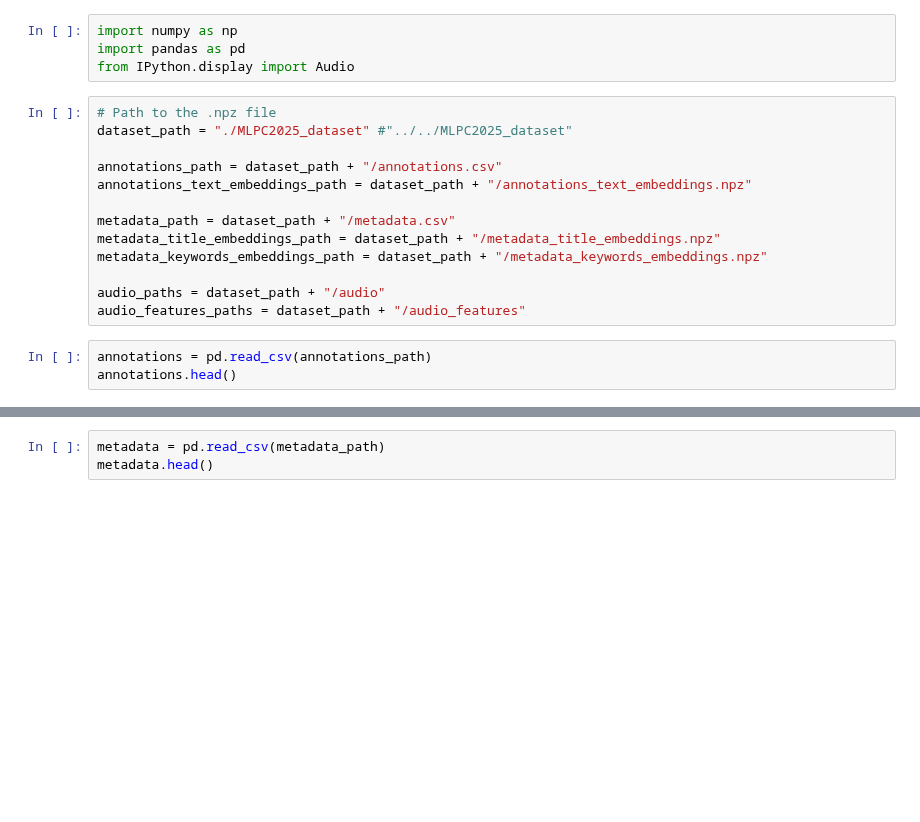
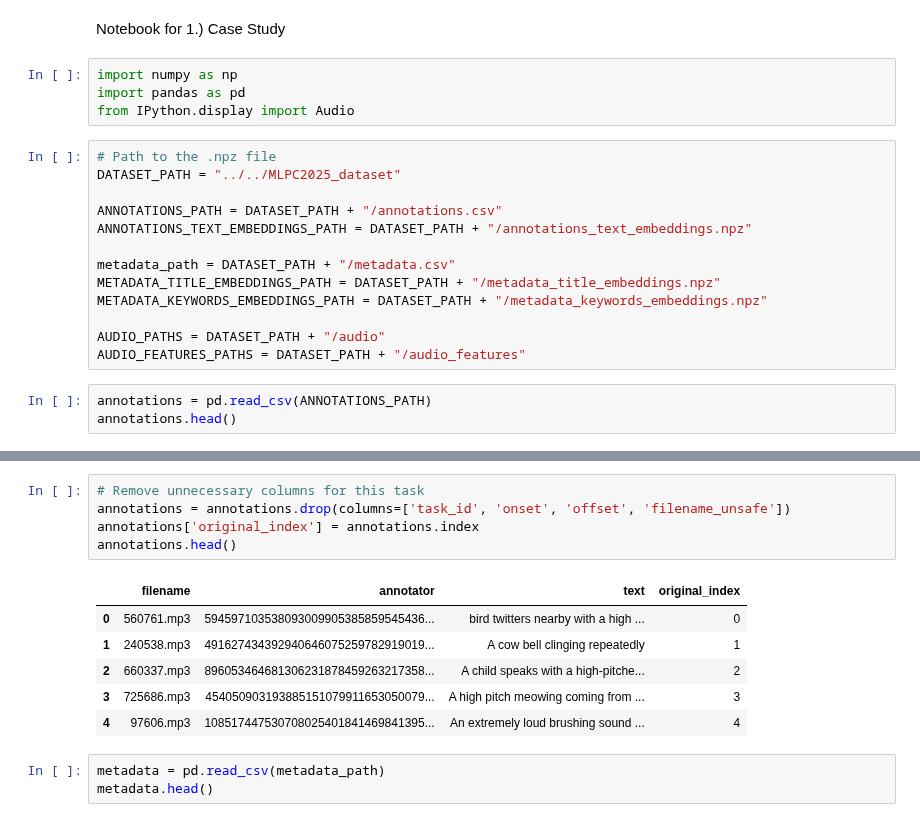
Before and after one commit to TJonasT/Project-MLCP-JKU-2025S, a Jupyter notebook: 2_data_exploration/MLPC2025_team-observe_task-02-data-exploration_1-report_1-case-study_b.ipynb, the cells around one changed output, grey strips where cells are left out. Cells and saved outputs as stored; diff of their text form; blank space fills up the shorter version.

```diff
--- a/2_data_exploration/MLPC2025_team-observe_task-02-data-exploration_1-report_1-case-study_b.ipynb
+++ b/2_data_exploration/MLPC2025_team-observe_task-02-data-exploration_1-report_1-case-study_b.ipynb
@@ -1,22 +1,24 @@
-# %%
-import numpy as np
-import pandas as pd
-from IPython.display import Audio
+# %% [markdown]
+Notebook for 1.) Case Study
+# %%
+import numpy as np
+import pandas as pd
+from IPython.display import Audio
 # %%
 # Path to the .npz file
-dataset_path = "./MLPC2025_dataset" #"../../MLPC2025_dataset"
+DATASET_PATH = "../../MLPC2025_dataset"
 
-annotations_path = dataset_path + "/annotations.csv"
-annotations_text_embeddings_path = dataset_path + "/annotations_text_embeddings.npz"
+ANNOTATIONS_PATH = DATASET_PATH + "/annotations.csv"
+ANNOTATIONS_TEXT_EMBEDDINGS_PATH = DATASET_PATH + "/annotations_text_embeddings.npz"
 
-metadata_path = dataset_path + "/metadata.csv"
-metadata_title_embeddings_path = dataset_path + "/metadata_title_embeddings.npz"
-metadata_keywords_embeddings_path = dataset_path + "/metadata_keywords_embeddings.npz"
+metadata_path = DATASET_PATH + "/metadata.csv"
+METADATA_TITLE_EMBEDDINGS_PATH = DATASET_PATH + "/metadata_title_embeddings.npz"
+METADATA_KEYWORDS_EMBEDDINGS_PATH = DATASET_PATH + "/metadata_keywords_embeddings.npz"
 
-audio_paths = dataset_path + "/audio"
-audio_features_paths = dataset_path + "/audio_features"
+AUDIO_PATHS = DATASET_PATH + "/audio"
+AUDIO_FEATURES_PATHS = DATASET_PATH + "/audio_features"
 # %%
-annotations = pd.read_csv(annotations_path)
+annotations = pd.read_csv(ANNOTATIONS_PATH)
 annotations.head()
 # %% [output]
 |  | task_id | filename | annotator | text | onset | offset | filename_unsafe |
@@ -25,6 +27,18 @@ annotations.head()
 | 2 | 161989998 | 660337.mp3 | 896053464681306231878459263217358... | A child speaks with a high-pitche... | 12.493984 | 13.315680 | 660337_Aeroplane Takeoff From Cab... |
 | 3 | 161978339 | 725686.mp3 | 454050903193885151079911653050079... | A high pitch meowing coming from ... | 16.018221 | 16.991704 | 725686_Black Cat Talking.mp3 |
 | 4 | 161985729 | 97606.mp3 | 108517447530708025401841469841395... | An extremely loud brushing sound ... | 0.000000 | 1.626352 | 97606_jackhammer med distwav.mp3 |
+# %%
+# Remove unnecessary columns for this task
+annotations = annotations.drop(columns=['task_id', 'onset', 'offset', 'filename_unsafe'])
+annotations['original_index'] = annotations.index
+annotations.head()
+# %% [output]
+|  | filename | annotator | text | original_index |
+| 0 | 560761.mp3 | 594597103538093009905385859545436... | bird twitters nearby with a high ... | 0 |
+| 1 | 240538.mp3 | 491627434392940646075259782919019... | A cow bell clinging repeatedly | 1 |
+| 2 | 660337.mp3 | 896053464681306231878459263217358... | A child speaks with a high-pitche... | 2 |
+| 3 | 725686.mp3 | 454050903193885151079911653050079... | A high pitch meowing coming from ... | 3 |
+| 4 | 97606.mp3 | 108517447530708025401841469841395... | An extremely loud brushing sound ... | 4 |
 # %%
 metadata = pd.read_csv(metadata_path)
 metadata.head()
```
Also changed, not shown: parts of 11 cells of this notebook, 3 other files.
